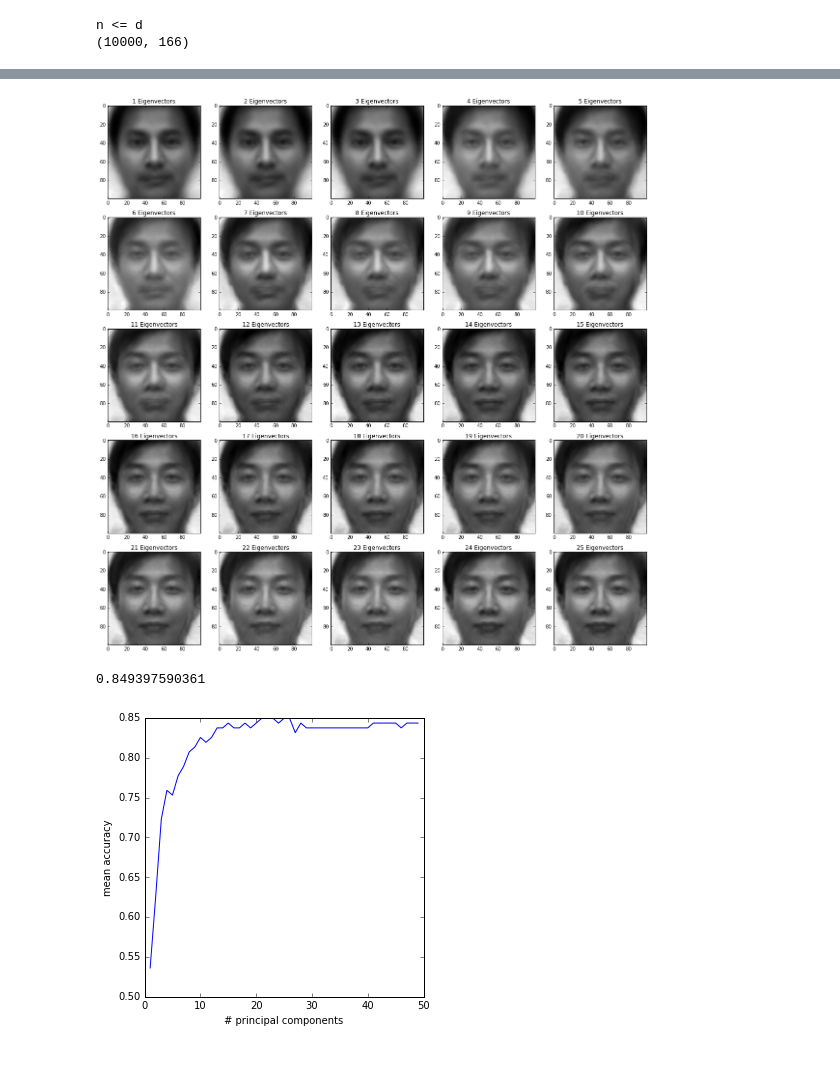
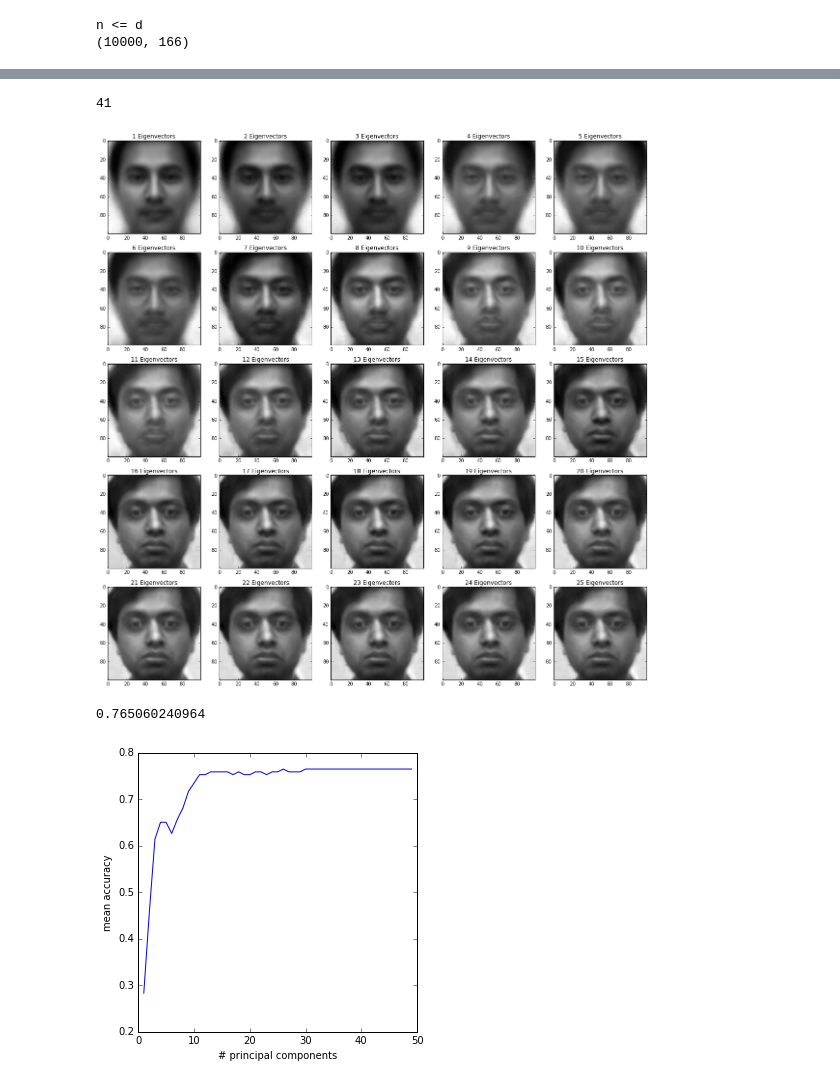
Before and after one commit to martinkersner/seoul-artificial-intelligence-meetup, a Jupyter notebook: eigen-fisher-faces/eigen-faces.ipynb, the cells around one changed output, grey strips where cells are left out. Saved outputs shown, nothing was run; the diff lists cells and outputs as text; code cells hidden in the pictures.

Commit message:
refined version fo eigenfaces

```diff
--- a/eigen-fisher-faces/eigen-faces.ipynb
+++ b/eigen-fisher-faces/eigen-faces.ipynb
@@ -58,13 +59,11 @@ print X
  [ 130.  130.  130. ...,   68.   68.   68.]]
 # %%
 # Display random faces.
-def display_random_face(rows, cols, pos):
+def display_random_face(X, rows, cols, pos, h, w):
     fig.add_subplot(rows, cols, pos)
-    plt.imshow(X[randint(0, num_faces), :].reshape((h, w)), cmap='gray')
+    plt.imshow(X[randint(0, num_faces-1), :].reshape((h, w)), cmap='gray')
 
-fig = plt.figure(figsize=(15,15))
-display_random_face(2, 2, 1)
-display_random_face(2, 2, 2)
-display_random_face(2, 2, 3)
-display_random_face(2, 2, 4)
+fig = plt.figure(figsize=(15, 15))
+for i in range(1, 5):
+    display_random_face(X, 2, 2, i, h, w)
 # %% [output]
@@ -163,12 +162,12 @@ n <= d
 # %%
 # Display Eigenfaces.
 def display_eigen_face(V, h, w, rows, cols, pos):
-    fig.add_subplot(rows, cols, pos)
+    fig.add_subplot(rows, cols, pos+1)
     plt.imshow(to_grayscale(V[:, pos], h, w), cmap='jet')
-    plt.title("Principal component number " + str(pos))
+    plt.title("Principal component number " + str(pos+1))
     plt.colorbar()
 
-fig = plt.figure(figsize=(20,20))
-for i in range (1, 5):
+fig = plt.figure(figsize=(20, 20))
+for i in range (0, 4):
     display_eigen_face(V_old, h, w, 2, 2, i)
 # %% [output]
@@ -255,47 +250,60 @@ def reconstruct(V, y, mu):
 
 # Reconstruct random image
 fig = plt.figure(figsize=(20, 20))
+rand_idx = randint(0, num_faces)
+print rand_idx
 rand_img = X_faces[randint(0, num_faces), :]
 cmap = 'gray' # 'jet'
 
-for idx, eigen_idx in enumerate(range(1, 26)):
+for eigen_idx in range(1, 26):
     P = project(V_new[:, 0:eigen_idx], rand_img, mu_new)
     R = reconstruct(V_new[:, 0:eigen_idx], P, mu_new)
     tmp_img = to_grayscale(R, h_face, w_face)
 
-    fig.add_subplot(5, 5, idx+1)
+    fig.add_subplot(5, 5, eigen_idx)
     plt.imshow(tmp_img, cmap=cmap)
     plt.title(str(eigen_idx) + " Eigenvectors")
 # %% [output]
+41
-[figure, old version]
+[figure, new version]
 # %%
 # Face recognition
 from sklearn.neighbors import KNeighborsClassifier
 from sklearn import preprocessing
+from sklearn.model_selection import LeaveOneOut
 
+loo = LeaveOneOut()
 scores = []
+
+n_neighbors=3
 
 # Preprocess labels.
 le = preprocessing.LabelEncoder()
+y_labels = le.fit_transform(y)
+pca_idx_max = 50
 
-pc_num_max = 50
-for pc_num in range(1, pc_num_max):
+for pca_idx in range(1, pca_idx_max):
     # Project all faces to subdimensional feature space.
-    P_faces = project(V_new[:, 0:pc_num], X_faces, mu_new)
+    P_faces = project(V_new[:, 0:pca_idx], X_faces, mu_new)
 
-    # Predict with k-NN
-    neigh = KNeighborsClassifier(n_neighbors=3)
-    neigh.fit(P_faces, le.fit_transform(y))
+    scores_loo = []
 
-    # Compute score on training dataset
-    scores.append(neigh.score(P_faces, le.transform(y)))
+    for train, test in loo.split(range(0, num_faces)):
+        # Predict with k-NN
+        neigh = KNeighborsClassifier(n_neighbors=n_neighbors)
+        neigh.fit(P_faces[train, :], y_labels[train])
+
+        # Compute score on training dataset
+        scores_loo.append(neigh.score(P_faces[test, :], y_labels[test]))
+
+    scores.append(np.mean(scores_loo))
 
 print max(scores)
 plt.figure(figsize=(5, 5))
-plt.plot(range(1, pc_num_max), scores)
+plt.plot(range(1, pca_idx_max), scores)
 plt.xlabel("# principal components")
 plt.ylabel("mean accuracy")
 plt.show()
 # %% [output]
-0.849397590361
+0.765060240964
-[figure, old version]
+[figure, new version]
```
Also changed, not shown: parts of 6 cells of this notebook.
